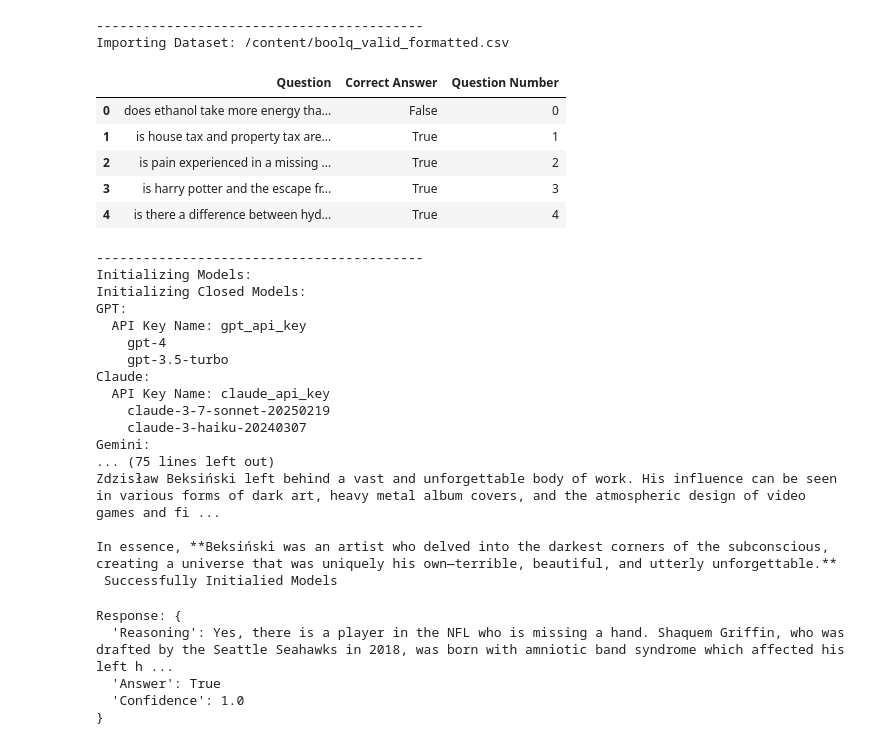
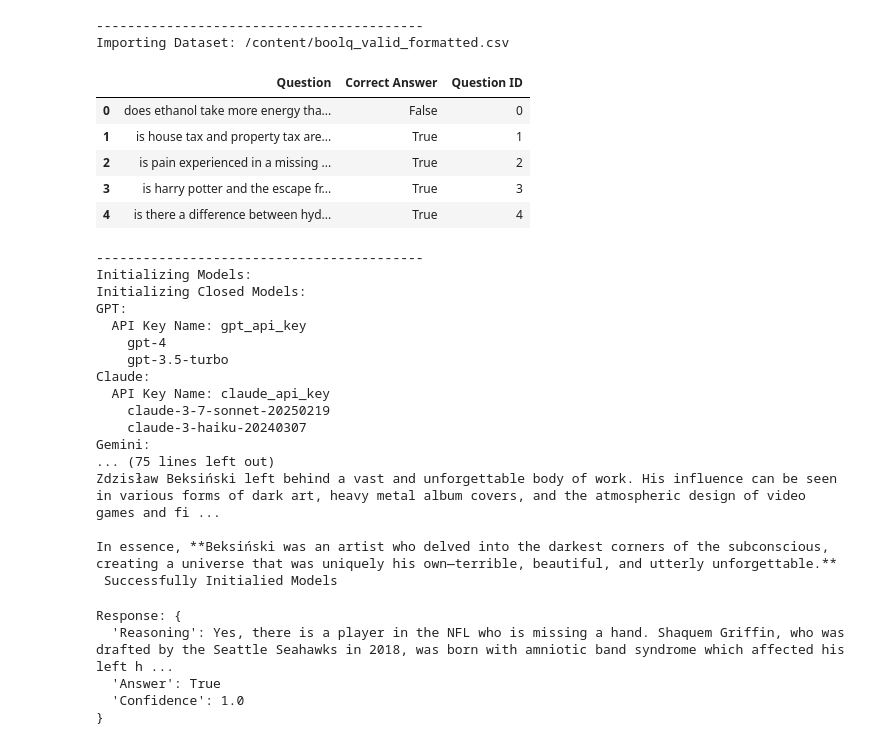
Before and after one commit to NoamMichael/Comparing-Confidence-in-LLMs, a Jupyter notebook: BoolQ_Benchmarking.ipynb, the cells around one changed output. Drawn from its saved outputs; the diff is of its cells as text; code cells hidden in the pictures.

```diff
--- a/BoolQ_Benchmarking.ipynb
+++ b/BoolQ_Benchmarking.ipynb
@@ -435,7 +435,7 @@ dataset = pd.read_csv(file_path)
 dataset.head()
 
 dataset['Question'].iloc[0] = 'does ethanol take more energy than it produces'
-dataset['Question Number'] = dataset.index
+dataset['Question ID'] = dataset.index
 display(dataset.head())
 
 
@@ -459,34 +459,34 @@ print('-' *42)
 print('Initializing Models:')
 my_closed_models = {
     'GPT': {
         'api_key_name': 'gpt_api_key', # Name of the key to retrieve from userdata
         'models': [
             'gpt-4',
             'gpt-3.5-turbo'
         ]
     },
     'Claude': {
         'api_key_name': 'claude_api_key', # Name of the key to retrieve from userdata
         'models': [
             'claude-3-7-sonnet-20250219',
             'claude-3-haiku-20240307'
         ]
     },
     'Gemini': {
         'api_key_name': 'gemini_api_key', # Name of the key to retrieve from userdata
         'models': [
             'gemini-1.5-flash',
             'gemini-2.5-pro-preview-06-05'
         ]
     }
 }
 
 closed_models = init_models(my_closed_models)
 print(' Successfully Initialied Models')
 # %% [output]
 ------------------------------------------
 Importing Dataset: /content/boolq_valid_formatted.csv
-|  | Question | Correct Answer | Question Number |
+|  | Question | Correct Answer | Question ID |
 | 0 | does ethanol take more energy tha... | False | 0 |
 | 1 | is house tax and property tax are... | True | 1 |
 | 2 | is pain experienced in a missing ... | True | 2 |
```
Also changed, not shown: parts of 1 cell of this notebook, 6 other files.
